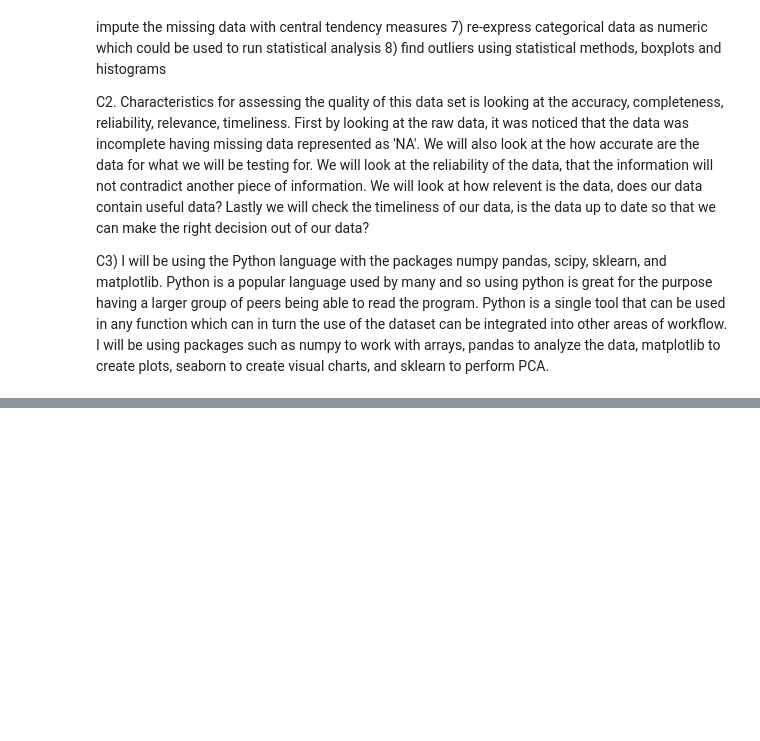
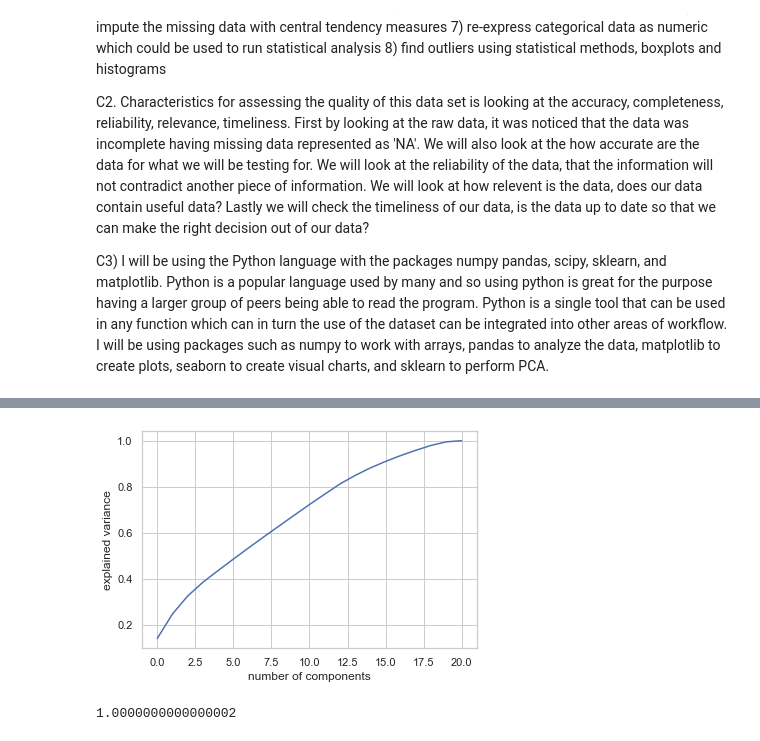
Before and after one commit to michaelle93/D206datacleaning, a Jupyter notebook: D206PA.ipynb, the cells around one changed output, grey strips where cells are left out. Cells and saved outputs as stored; diff of their text form; code cells hidden in the pictures; blank space fills up the shorter version.

```diff
--- a/D206PA.ipynb
+++ b/D206PA.ipynb
@@ -260,3 +764,14 @@ plt.show()
+# %%
+plt.plot(np.cumsum(pca.explained_variance_ratio_))
+plt.xlabel('number of components')
+plt.ylabel('explained variance')
+plt.show()
+# %% [output]
+[figure, added]
+# %%
+pca.explained_variance_ratio_.sum()
+# %% [output]
+1.0000000000000002
 # %%
 cov_matrix = np.dot(churning_normalized.T, churning_normalized) / Churning.shape[0]
 eigenvalues = [np.dot(eigenvector.T, np.dot(cov_matrix, eigenvector)) for eigenvector in pca.components_]
```
Also changed, not shown: parts of 75 cells of this notebook.
